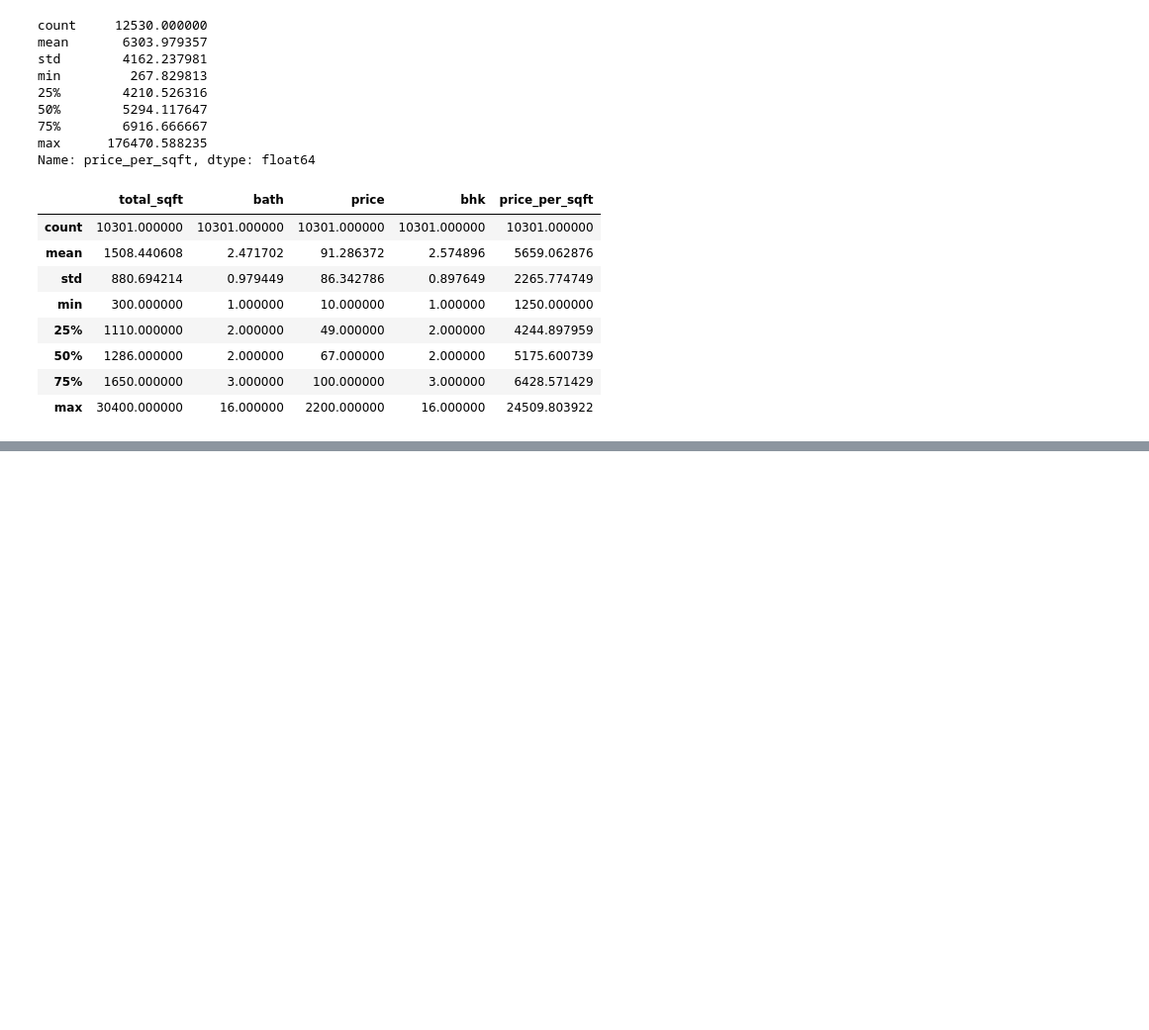
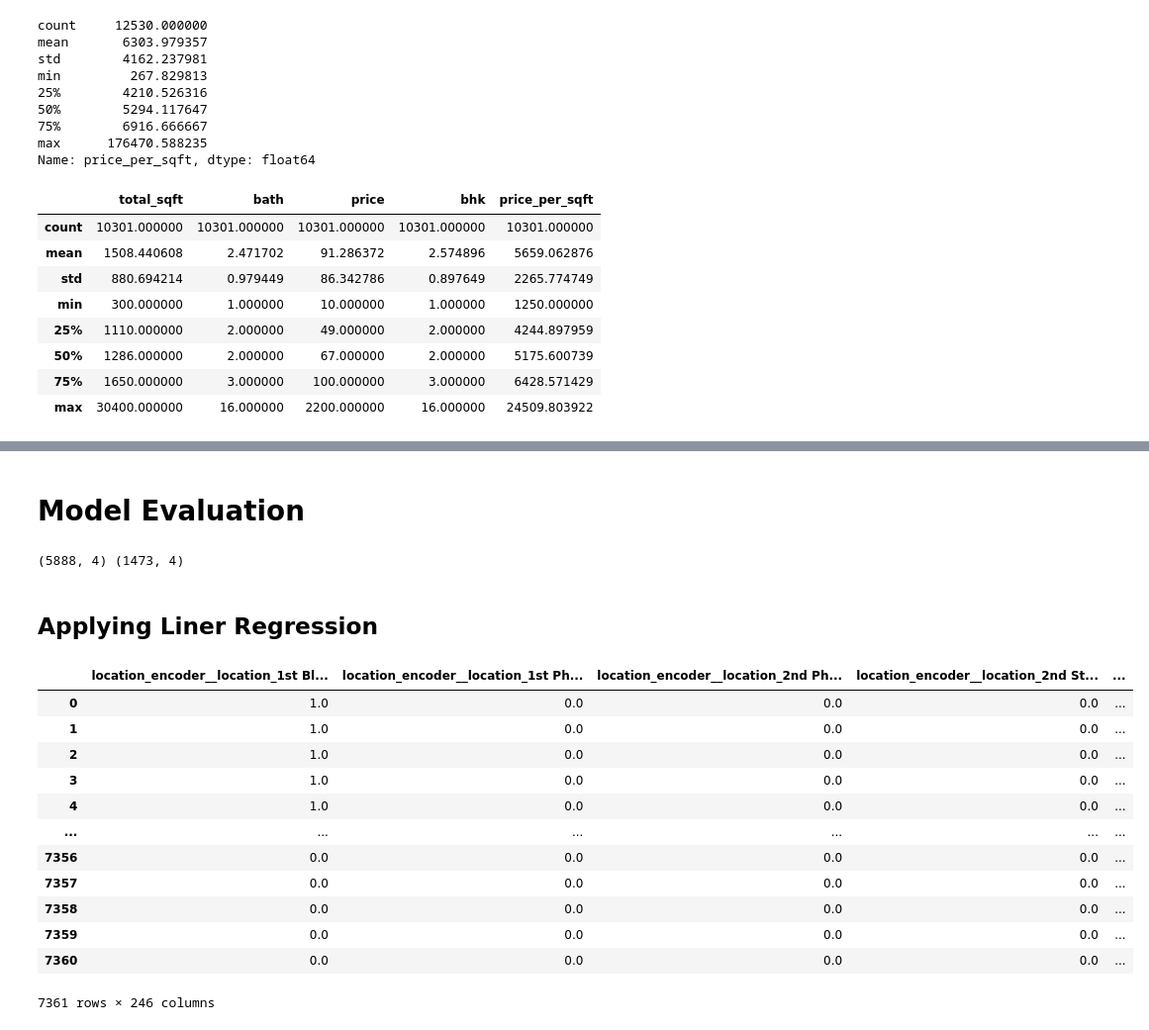
Before and after one commit to devashish-17/House_Price_Prediction, a Jupyter notebook: House_price_prediction.ipynb, the cells around one changed output, grey strips where cells are left out. Shown at 99% size. Cells and saved outputs as stored; diff of their text form; code cells hidden in the pictures; blank space fills up the shorter version.

```diff
--- a/House_price_prediction.ipynb
+++ b/House_price_prediction.ipynb
@@ -367,0 +398,2 @@ def remove_outliers_bhk(df):
+# %%
+house.drop(columns = ['size', 'price_per_sqft'], inplace = True)
@@ -367,0 +411,2 @@ def remove_outliers_bhk(df):
+# %% [markdown]
+# Model Evaluation
@@ -367,0 +418,34 @@ def remove_outliers_bhk(df):
+# %%
+print(X_train.shape, X_test.shape)
+# %% [output]
+(5888, 4) (1473, 4)
+# %% [markdown]
+## Applying Liner Regression
+# %%
+column_trans = ColumnTransformer(
+    transformers=[
+        ('location_encoder', OneHotEncoder(sparse_output=False), ['location']),
+        ('passthrough_columns', 'passthrough', list(set(house.columns) - set(['location'])))
+    ])
+
+X_transformed = column_trans.fit_transform(house)
+
+# Convert the NumPy array back to a DataFrame for better readability
+X_df = pd.DataFrame(X_transformed, columns=column_trans.get_feature_names_out())
+
+# print(house[X_df])
+X_df
+# %% [output]
+|  | location_encoder__location_1st Bl... | location_encoder__location_1st Ph... | location_encoder__location_2nd Ph... | location_encoder__location_2nd St... | ... |
+| 0 | 1.0 | 0.0 | 0.0 | 0.0 | ... |
+| 1 | 1.0 | 0.0 | 0.0 | 0.0 | ... |
+| 2 | 1.0 | 0.0 | 0.0 | 0.0 | ... |
+| 3 | 1.0 | 0.0 | 0.0 | 0.0 | ... |
+| 4 | 1.0 | 0.0 | 0.0 | 0.0 | ... |
+| ... | ... | ... | ... | ... | ... |
+| 7356 | 0.0 | 0.0 | 0.0 | 0.0 | ... |
+| 7357 | 0.0 | 0.0 | 0.0 | 0.0 | ... |
+| 7358 | 0.0 | 0.0 | 0.0 | 0.0 | ... |
+| 7359 | 0.0 | 0.0 | 0.0 | 0.0 | ... |
+| 7360 | 0.0 | 0.0 | 0.0 | 0.0 | ... |
+7361 rows × 246 columns
```
Also changed, not shown: parts of 28 cells of this notebook, 2 other files.
